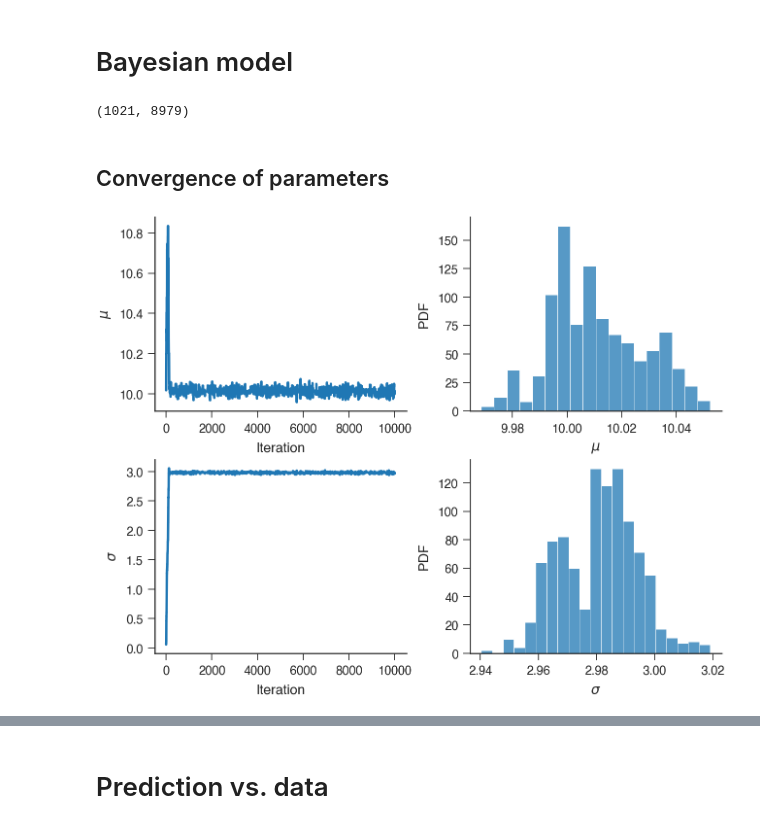
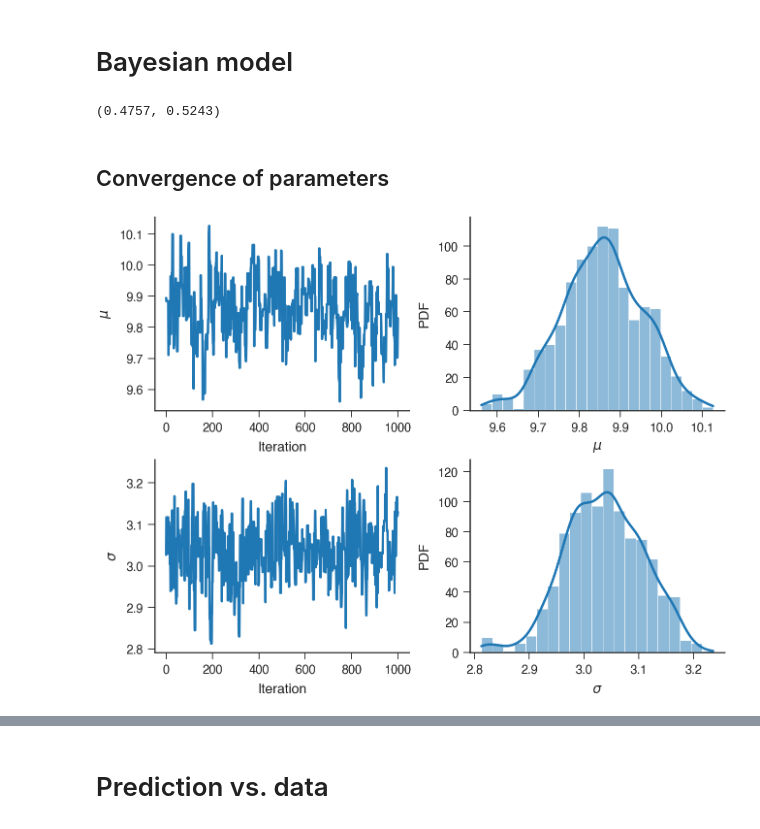
Before and after one commit to lgaalves/BayesianInferenceExamples, a Jupyter notebook: bayesian_inference_metropolis_hasting.ipynb, the cells around one changed output, grey strips where cells are left out. Drawn from its saved outputs; the diff is of its cells as text; code cells hidden in the pictures.

```diff
--- a/bayesian_inference_metropolis_hasting.ipynb
+++ b/bayesian_inference_metropolis_hasting.ipynb
@@ -130,9 +130,9 @@ class Gamma:
     def sample(self, n):
         return self.dist.rvs(n)
 # %%
-def model_loglikelihood(mu, sigma, y):
+def model_logposterior(mu, sigma, y):
     """
-    Log-likelihood
+    Model log-posterior
     """
     # log-probability of mu under prior.
     normal_prior = Normal(0, 1)
@@ -162,8 +162,9 @@ def metropolis_hastings(y,model,params,iterations):
     mu_history = []
     sigma_history = []
     ratio_history=[]
+    joint_posterior=[]
     accepted=[]
-    rejected=[]
+
     for i in range(iterations):
         mu_history.append(mu_old)
         sigma_history.append(sigma_old)
@@ -177,43 +178,52 @@ def metropolis_hastings(y,model,params,iterations):
         if llik_new>llik_old or (np.log(np.random.uniform(0,1)) < (llik_new-llik_old)):
             mu_old=mu_new
             sigma_old=sigma_new
-            accepted.append(llik_new)
+            accepted.append(1)
         else:
-            rejected.append(llik_new)
+            accepted.append(0)
 
-    return np.array(mu_history), np.array(sigma_history),np.array(accepted),np.array(rejected)
+        ratio_history.append(llik_new-llik_old)
+        joint_posterior.append(llik_old)
+
+    mu_history=np.array(mu_history)
+    sigma_history=np.array(sigma_history)
+    ratio_history=np.array(ratio_history)
+    accepted=np.array(accepted)
+    joint_posterior=np.array(joint_posterior)
+    return mu_history,sigma_history,joint_posterior,ratio_history,accepted
 # %%
-mu_history,sigma_history,accepted,rejected=metropolis_hastings(y,model_loglikelihood,
-                                                               [np.mean(y),0.02*np.std(y)],
-                                                               iterations=10**4)
+niter=10**4
+mu_history,sigma_history,joint_posterior,ratio,accepted=metropolis_hastings(yobs,model_logposterior,
+                                                               [np.mean(yobs),0.01*np.std(yobs)],
+                                                               iterations=niter)
-# %%
-len(accepted),len(rejected)
-# %% [output]
-(1021, 8979)
+# %%
+np.sum(accepted)/len(accepted),(niter-np.sum(accepted))/len(accepted)
+# %% [output]
+(0.4757, 0.5243)
 # %% [markdown]
 ## Convergence of parameters
 # %%
 f, axs = plt.subplots(nrows=2, ncols=2, figsize=stdfigsize(nx=2, ny=2, scale=1))
 
 ax=axs.flatten()[0]
-ax.plot(mu_history[:])
+ax.plot(mu_history[-1000:])
 ax.set_xlabel("Iteration")
 ax.set_ylabel(r"$\mu$")
 
 ax=axs.flatten()[1]
-sns.histplot(mu_history[-1000:],ax=ax)
+sns.histplot(mu_history[-1000:],ax=ax,kde=True)
 ax.set_xlabel(r"$\mu$")
 ax.set_ylabel(r"PDF")
 
 ax=axs.flatten()[2]
-ax.plot(sigma_history[:])
+ax.plot(sigma_history[-1000:])
 ax.set_xlabel("Iteration")
 ax.set_ylabel(r"$\sigma$")
 
 ax=axs.flatten()[3]
-sns.histplot(sigma_history[-1000:],ax=ax)
+sns.histplot(sigma_history[-1000:],ax=ax,kde=True)
 ax.set_xlabel(r"$\sigma$")
 ax.set_ylabel(r"PDF")
 f.tight_layout()
 # %% [output]
-[figure, old version]
+[figure, new version]
```
Also changed, not shown: parts of 13 cells of this notebook.
